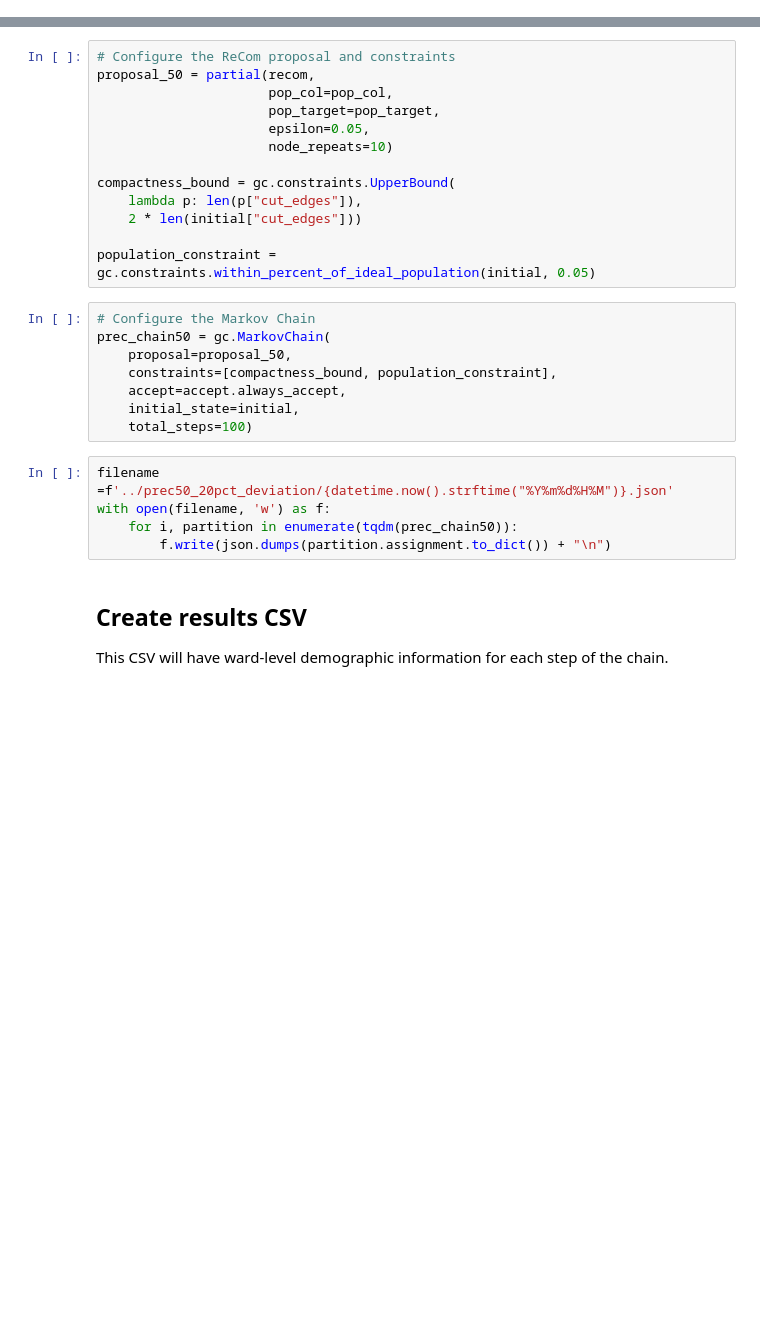
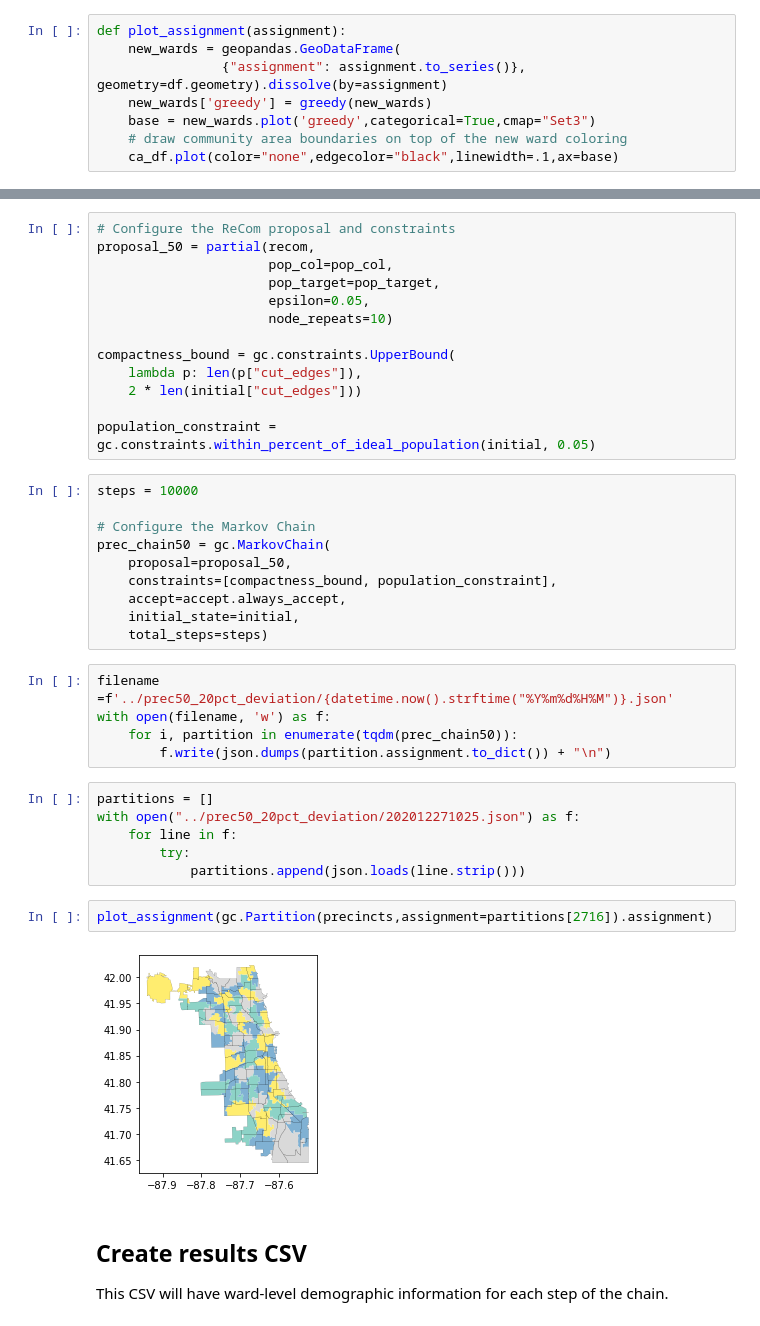
Before and after one commit to kaytwo/chicago, a Jupyter notebook: ensembles/precinct50_runs.ipynb, the cells around one changed output, grey strips where cells are left out. Cells and saved outputs as stored; diff of their text form; blank space fills up the shorter version.

```diff
--- a/ensembles/precinct50_runs.ipynb
+++ b/ensembles/precinct50_runs.ipynb
@@ -308,6 +362,14 @@ updaters=updaters
 #     print("found one")
 #     break
 # else: print()
+# %%
+def plot_assignment(assignment):
+    new_wards = geopandas.GeoDataFrame(
+                {"assignment": assignment.to_series()}, geometry=df.geometry).dissolve(by=assignment)
+    new_wards['greedy'] = greedy(new_wards)
+    base = new_wards.plot('greedy',categorical=True,cmap="Set3")
+    # draw community area boundaries on top of the new ward coloring
+    ca_df.plot(color="none",edgecolor="black",linewidth=.1,ax=base)
 # %%
 new_wards = geopandas.GeoDataFrame(
             {"assignment": initial.assignment.to_series()}, geometry=df.geometry).dissolve(by=assignment)
@@ -339,18 +399,30 @@ compactness_bound = gc.constraints.UpperBound(
 
 population_constraint = gc.constraints.within_percent_of_ideal_population(initial, 0.05)
 # %%
+steps = 10000
+
 # Configure the Markov Chain
 prec_chain50 = gc.MarkovChain(
     proposal=proposal_50,
     constraints=[compactness_bound, population_constraint],
     accept=accept.always_accept,
     initial_state=initial,
-    total_steps=100)
+    total_steps=steps)
 # %%
 filename =f'../prec50_20pct_deviation/{datetime.now().strftime("%Y%m%d%H%M")}.json'
 with open(filename, 'w') as f:
     for i, partition in enumerate(tqdm(prec_chain50)):
         f.write(json.dumps(partition.assignment.to_dict()) + "\n")
+# %%
+partitions = []
+with open("../prec50_20pct_deviation/202012271025.json") as f:
+    for line in f:
+        try:
+            partitions.append(json.loads(line.strip()))
+# %%
+plot_assignment(gc.Partition(precincts,assignment=partitions[2716]).assignment)
+# %% [output]
+[figure, added]
 # %% [markdown]
 ## Create results CSV
 
```
Also changed, not shown: parts of 23 cells of this notebook, 1 other file.
